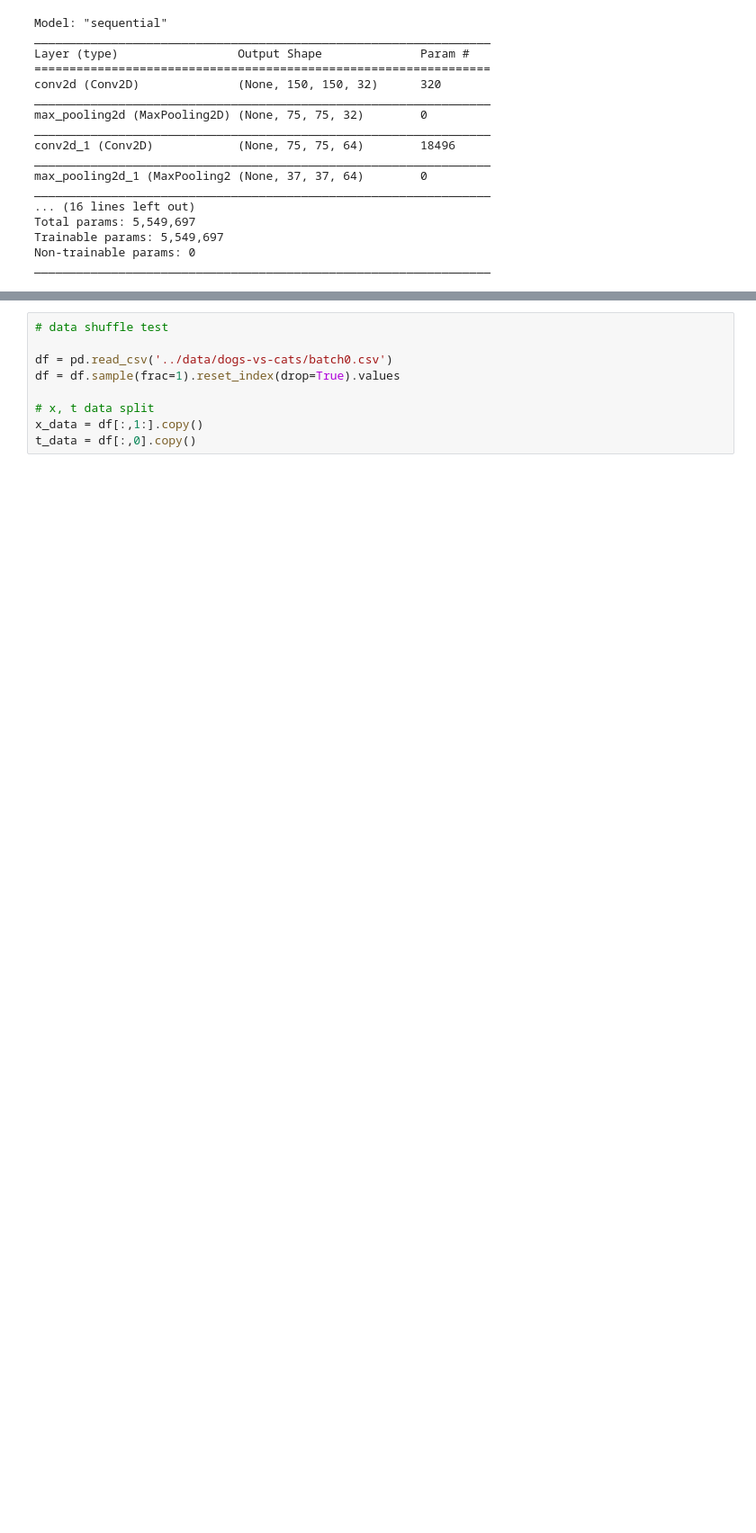
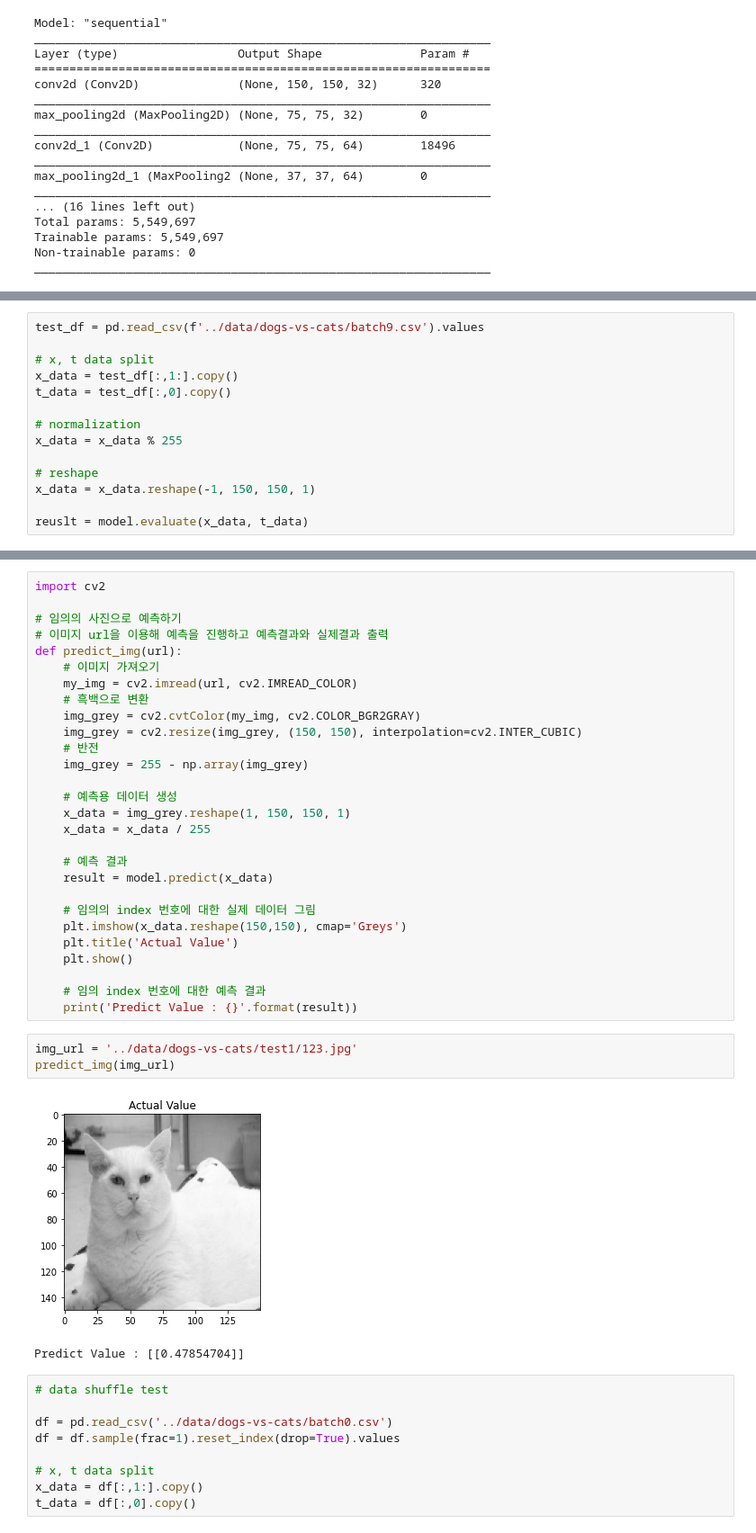
Before and after one commit to 1il1il/TIL, a Jupyter notebook: ai/수행평가_6_CSV.ipynb, the cells around one changed output, grey strips where cells are left out. Shown at 90% size. Cells and saved outputs as stored; diff of their text form; blank space fills up the shorter version.

```diff
--- a/ai/수행평가_6_CSV.ipynb
+++ b/ai/수행평가_6_CSV.ipynb
@@ -145,0 +142,14 @@ Total Accuracy : 0.8402247613668443
+# %%
+test_df = pd.read_csv(f'../data/dogs-vs-cats/batch9.csv').values
+
+# x, t data split
+x_data = test_df[:,1:].copy()
+t_data = test_df[:,0].copy()
+
+# normalization
+x_data = x_data % 255
+
+# reshape
+x_data = x_data.reshape(-1, 150, 150, 1)
+
+reuslt = model.evaluate(x_data, t_data)
@@ -146,3 +162,37 @@ Total Accuracy : 0.8402247613668443
+# %%
+import cv2
+
+# 임의의 사진으로 예측하기
+# 이미지 url을 이용해 예측을 진행하고 예측결과와 실제결과 출력
+def predict_img(url):
+    # 이미지 가져오기
+    my_img = cv2.imread(url, cv2.IMREAD_COLOR)
+    # 흑백으로 변환
+    img_grey = cv2.cvtColor(my_img, cv2.COLOR_BGR2GRAY)
+    img_grey = cv2.resize(img_grey, (150, 150), interpolation=cv2.INTER_CUBIC)
+    # 반전
+    img_grey = 255 - np.array(img_grey)
+
+    # 예측용 데이터 생성
+    x_data = img_grey.reshape(1, 150, 150, 1)
+    x_data = x_data / 255
+
+    # 예측 결과
+    result = model.predict(x_data)
+
+    # 임의의 index 번호에 대한 실제 데이터 그림
+    plt.imshow(x_data.reshape(150,150), cmap='Greys')
+    plt.title('Actual Value')
+    plt.show()
+
+    # 임의 index 번호에 대한 예측 결과
+    print('Predict Value : {}'.format(result))
+# %%
+img_url = '../data/dogs-vs-cats/test1/123.jpg'
+predict_img(img_url)
+# %% [output]
+[figure, added]
+Predict Value : [[0.47854704]]
 # %%
 # data shuffle test
 
```
Also changed, not shown: parts of 4 cells of this notebook, 6 other files.
